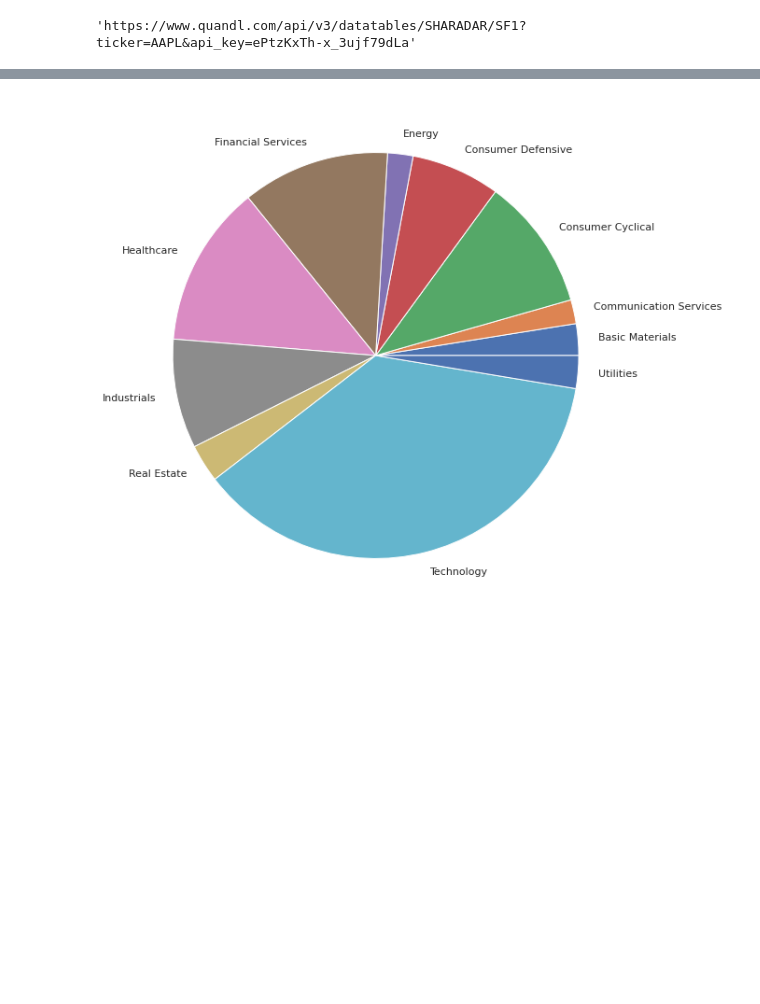
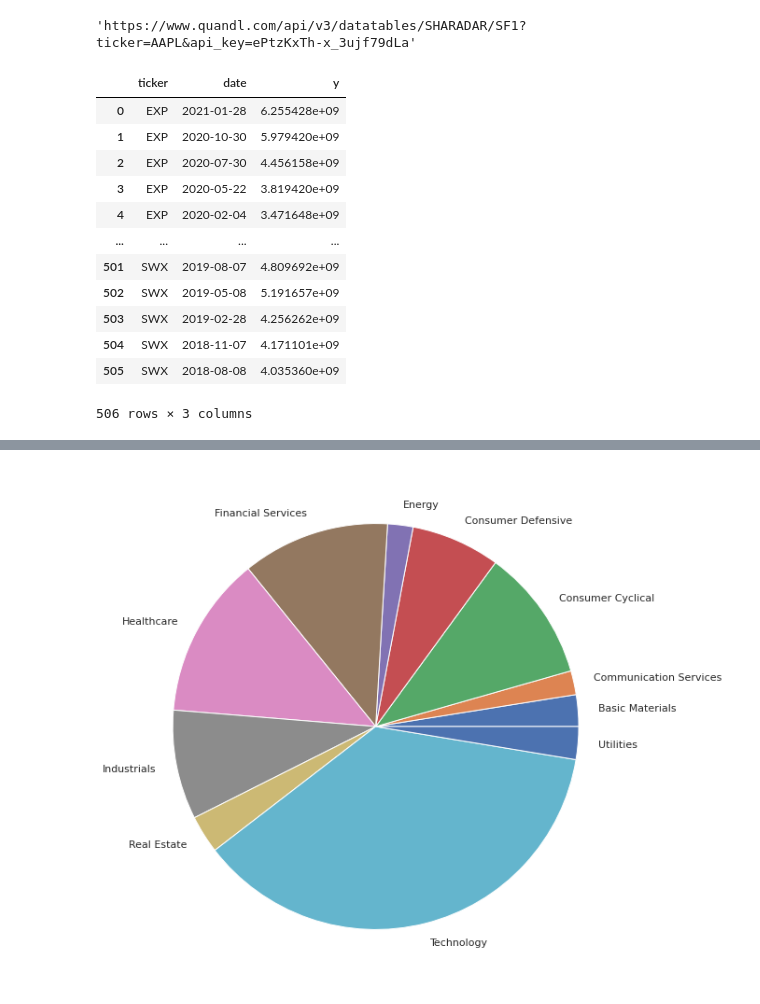
Before and after one commit to fartuk/ml_investment, a Jupyter notebook: my_portfolio.ipynb, the cells around one changed output, grey strips where cells are left out. Cells and saved outputs as stored; diff of their text form; code cells hidden in the pictures; blank space fills up the shorter version.

```diff
--- a/my_portfolio.ipynb
+++ b/my_portfolio.ipynb
@@ -54,4 +54,24 @@ tickers_df = tickers_df[ticker`s_df['scalemarketcap'].apply(lambda x: x in ['4 -
 ticker_list = tickers_df['ticker'].unique().tolist()
+# %%
+pipeline_path = 'models_data/marketcap_pipeline_16.02.21_15:11'
+mc_pipeline = pipelines.marketcap.load(pipeline_path)
+mc_df = mc_pipeline.execute(config, my_tickers)
+# %%
+mc_df
+# %% [output]
+|  | ticker | date | y |
+| 0 | EXP | 2021-01-28 | 6.255428e+09 |
+| 1 | EXP | 2020-10-30 | 5.979420e+09 |
+| 2 | EXP | 2020-07-30 | 4.456158e+09 |
+| 3 | EXP | 2020-05-22 | 3.819420e+09 |
+| 4 | EXP | 2020-02-04 | 3.471648e+09 |
+| ... | ... | ... | ... |
+| 501 | SWX | 2019-08-07 | 4.809692e+09 |
+| 502 | SWX | 2019-05-08 | 5.191657e+09 |
+| 503 | SWX | 2019-02-28 | 4.256262e+09 |
+| 504 | SWX | 2018-11-07 | 4.171101e+09 |
+| 505 | SWX | 2018-08-08 | 4.035360e+09 |
+506 rows × 3 columns
 # %%
 tickers_df[tickers_df['ticker'] == 'OZON']
 # %% [output]
```
Also changed, not shown: parts of 2 cells of this notebook, 13 other files.
